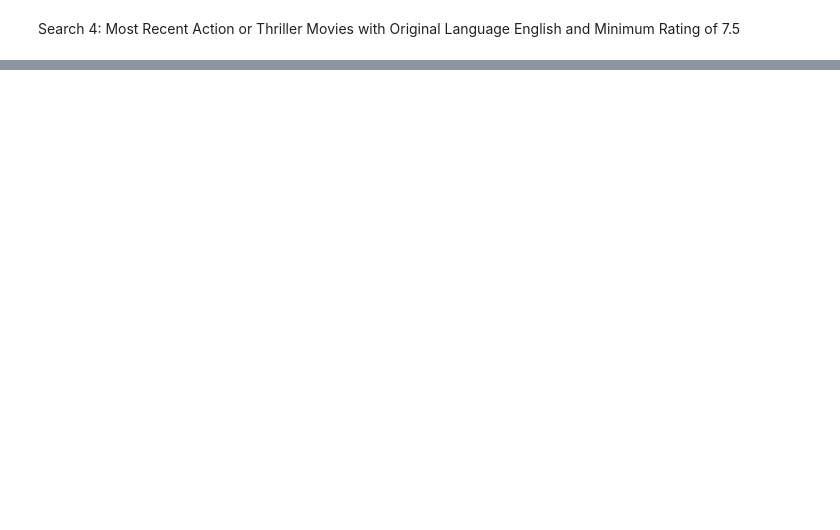
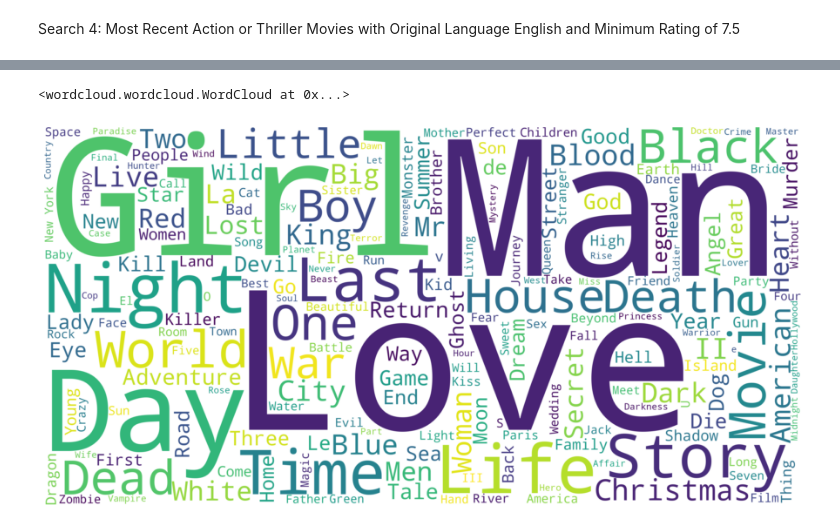
Before and after one commit to ashtonpangxq/data-science-projects, a Jupyter notebook: exploratory-data-analysis/exploratory-data-analysis-movies.ipynb, the cells around one changed output, grey strips where cells are left out. Drawn from its saved outputs; the diff is of its cells as text; code cells hidden in the pictures; blank space fills up the shorter version.

Commit message:
Update EDA with WordCloud of Movie Taglines, Title and Overview

```diff
--- a/exploratory-data-analysis/exploratory-data-analysis-movies.ipynb
+++ b/exploratory-data-analysis/exploratory-data-analysis-movies.ipynb
@@ -557,0 +571,5 @@ HTML(next_mov.to_html(escape=False))
+# %%
+# Drop missing values from Title, Tagline and Overview
+title = movies_df.title.dropna()
+overview = movies_df.overview.dropna()
+tagline = movies_df.tagline.dropna()
@@ -557,0 +591,17 @@ HTML(next_mov.to_html(escape=False))
+# %%
+# Join all the strings together to form a corpus
+title_corpus = ' '.join(title)
+overview_corpus = ' '.join(overview)
+tagline_corpus = ' '.join(tagline)
+# %%
+title_wordcloud = WordCloud(background_color='white', height=2000, width=4000, max_words= 200).generate(title_corpus)
+title_wordcloud
+# %% [output]
+<wordcloud.wordcloud.WordCloud at 0x...>
+# %%
+plt.figure(figsize=(16,8))
+plt.imshow(title_wordcloud, interpolation= "bilinear")
+plt.axis('off')
+plt.show()
+# %% [output]
+[figure, added]
```
Also changed, not shown: parts of 6 cells of this notebook.
